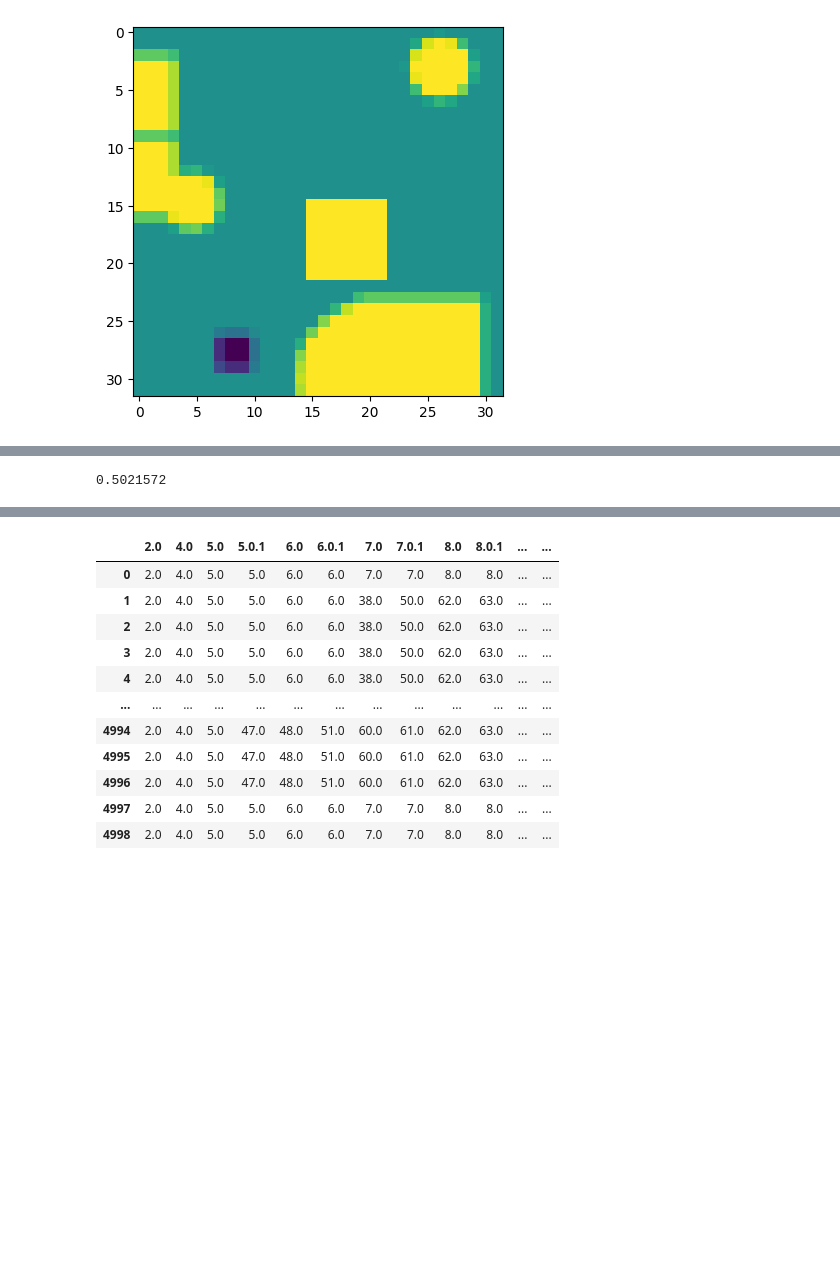
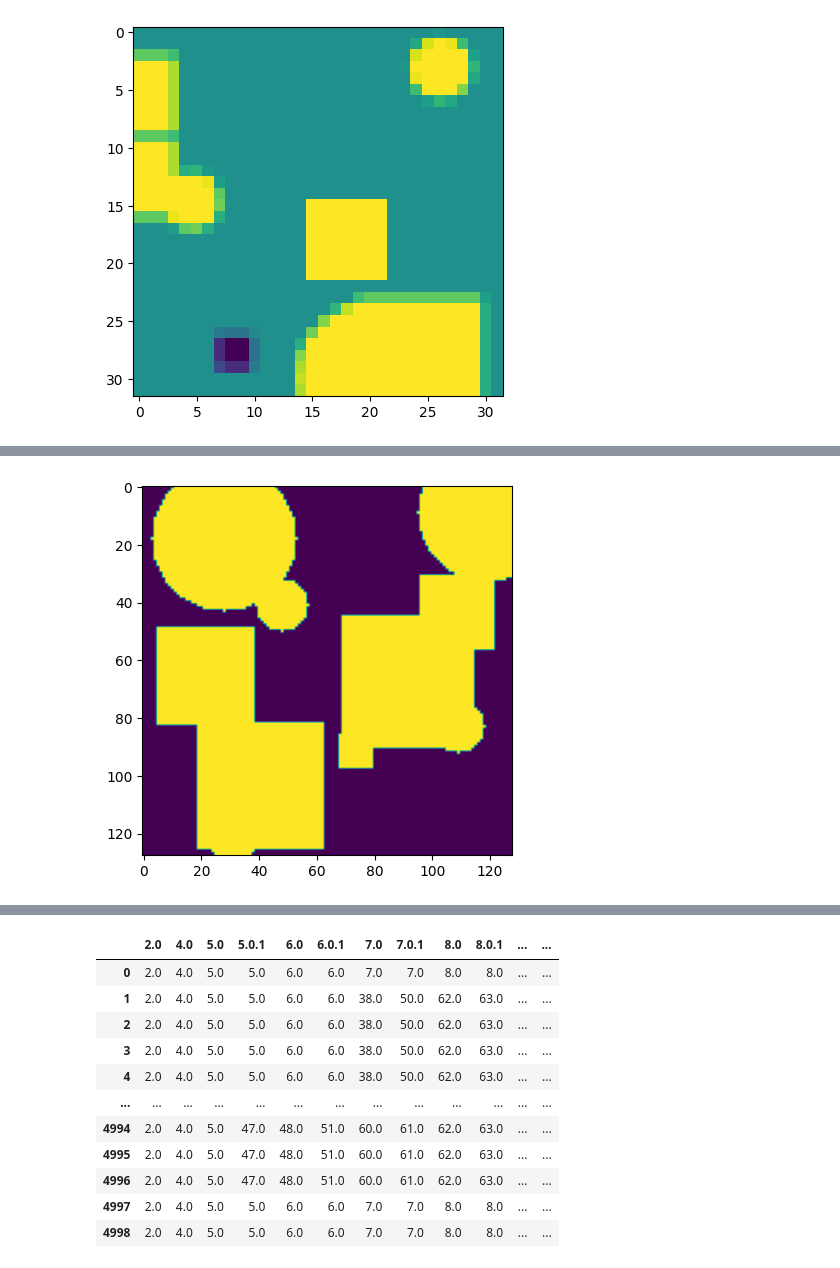
Before and after one commit to rows-of-houses/LSBMP_final_project, a Jupyter notebook: notebooks/generate_data.ipynb, the cells around one changed output, grey strips where cells are left out. Cells and saved outputs as stored; diff of their text form; code cells hidden in the pictures; blank space fills up the shorter version.

```diff
--- a/notebooks/generate_data.ipynb
+++ b/notebooks/generate_data.ipynb
@@ -140,5 +149,7 @@ plt.show()
-# %%
-import numpy as np
-np.median(x_hat)
-# %% [output]
-0.5021572
+# %%
+scale = 4
+env, _, _ = get_random_env(scale)
+plt.imshow(env._env)
+plt.show()
+# %% [output]
+[figure, added]
```
Also changed, not shown: parts of 9 cells of this notebook, 4 other files.
